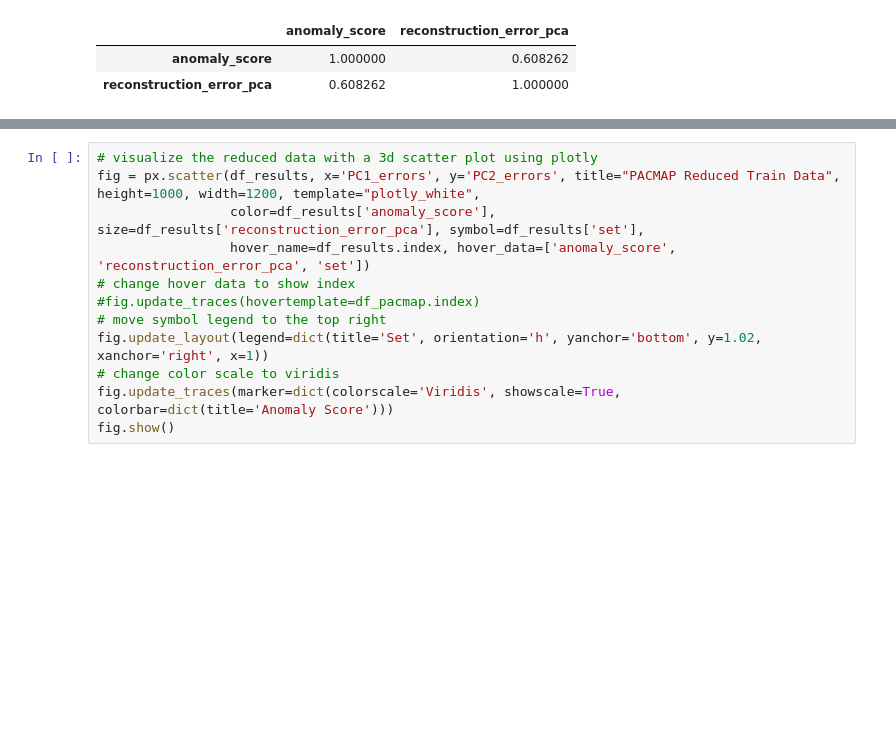
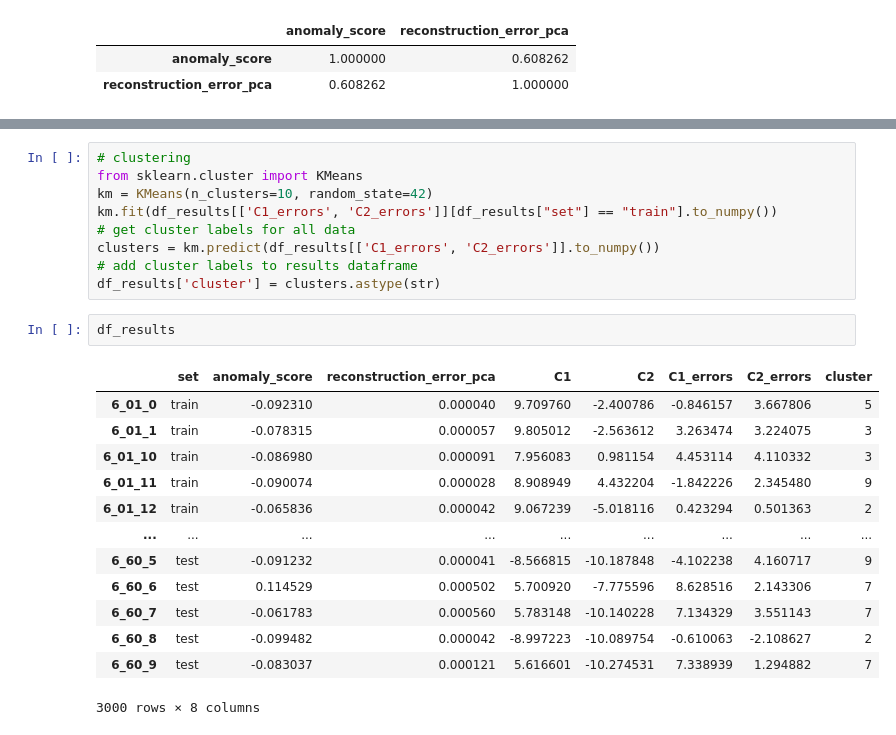
Before and after one commit to Ishikawa7/Audio_anomalies_detection_test, a Jupyter notebook: Anomalies_detection.ipynb, the cells around one changed output, grey strips where cells are left out. Cells and saved outputs as stored; diff of their text form; blank space fills up the shorter version.

```diff
--- a/Anomalies_detection.ipynb
+++ b/Anomalies_detection.ipynb
@@ -328,13 +275,26 @@ df_results
 3000 rows × 7 columns
-# %%
-# visualize the reduced data with a 3d scatter plot using plotly
-fig = px.scatter(df_results, x='PC1_errors', y='PC2_errors', title="PACMAP Reduced Train Data", height=1000, width=1200, template="plotly_white",
-                 color=df_results['anomaly_score'], size=df_results['reconstruction_error_pca'], symbol=df_results['set'],
-                 hover_name=df_results.index, hover_data=['anomaly_score', 'reconstruction_error_pca', 'set'])
-# change hover data to show index
-#fig.update_traces(hovertemplate=df_pacmap.index)
-# move symbol legend to the top right
-fig.update_layout(legend=dict(title='Set', orientation='h', yanchor='bottom', y=1.02, xanchor='right', x=1))
-# change color scale to viridis
-fig.update_traces(marker=dict(colorscale='Viridis', showscale=True, colorbar=dict(title='Anomaly Score')))
-fig.show()
+# %%
+# clustering
+from sklearn.cluster import KMeans
+km = KMeans(n_clusters=10, random_state=42)
+km.fit(df_results[['C1_errors', 'C2_errors']][df_results["set"] == "train"].to_numpy())
+# get cluster labels for all data
+clusters = km.predict(df_results[['C1_errors', 'C2_errors']].to_numpy())
+# add cluster labels to results dataframe
+df_results['cluster'] = clusters.astype(str)
+# %%
+df_results
+# %% [output]
+|  | set | anomaly_score | reconstruction_error_pca | C1 | C2 | C1_errors | C2_errors | cluster |
+| 6_01_0 | train | -0.092310 | 0.000040 | 9.709760 | -2.400786 | -0.846157 | 3.667806 | 5 |
+| 6_01_1 | train | -0.078315 | 0.000057 | 9.805012 | -2.563612 | 3.263474 | 3.224075 | 3 |
+| 6_01_10 | train | -0.086980 | 0.000091 | 7.956083 | 0.981154 | 4.453114 | 4.110332 | 3 |
+| 6_01_11 | train | -0.090074 | 0.000028 | 8.908949 | 4.432204 | -1.842226 | 2.345480 | 9 |
+| 6_01_12 | train | -0.065836 | 0.000042 | 9.067239 | -5.018116 | 0.423294 | 0.501363 | 2 |
+| ... | ... | ... | ... | ... | ... | ... | ... | ... |
+| 6_60_5 | test | -0.091232 | 0.000041 | -8.566815 | -10.187848 | -4.102238 | 4.160717 | 9 |
+| 6_60_6 | test | 0.114529 | 0.000502 | 5.700920 | -7.775596 | 8.628516 | 2.143306 | 7 |
+| 6_60_7 | test | -0.061783 | 0.000560 | 5.783148 | -10.140228 | 7.134329 | 3.551143 | 7 |
+| 6_60_8 | test | -0.099482 | 0.000042 | -8.997223 | -10.089754 | -0.610063 | -2.108627 | 2 |
+| 6_60_9 | test | -0.083037 | 0.000121 | 5.616601 | -10.274531 | 7.338939 | 1.294882 | 7 |
+3000 rows × 8 columns
```
Also changed, not shown: parts of 20 cells of this notebook.
